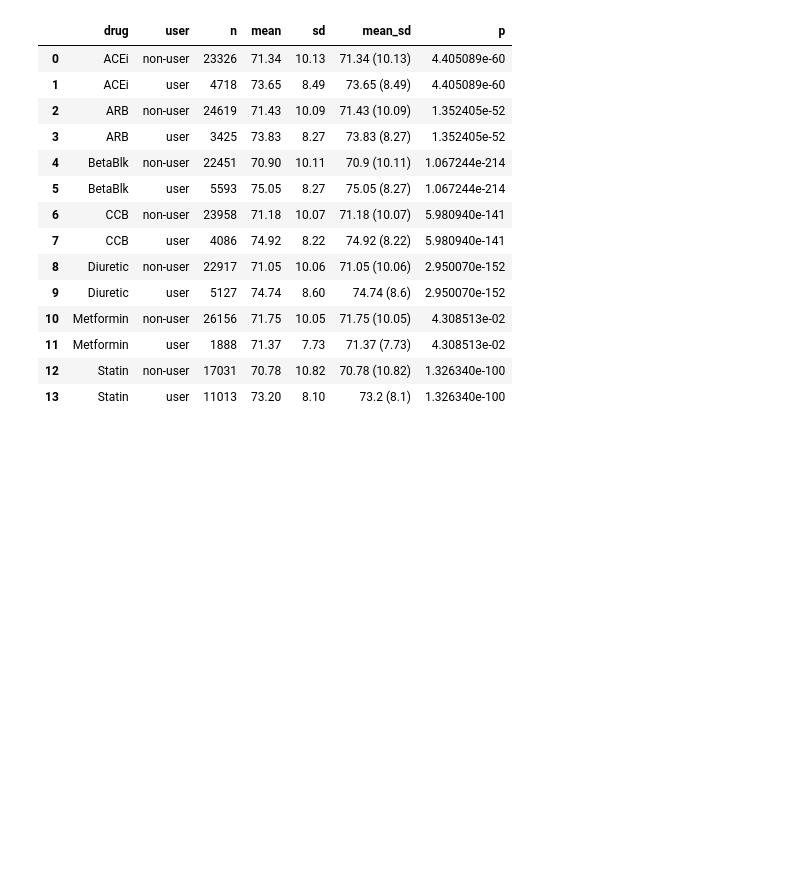
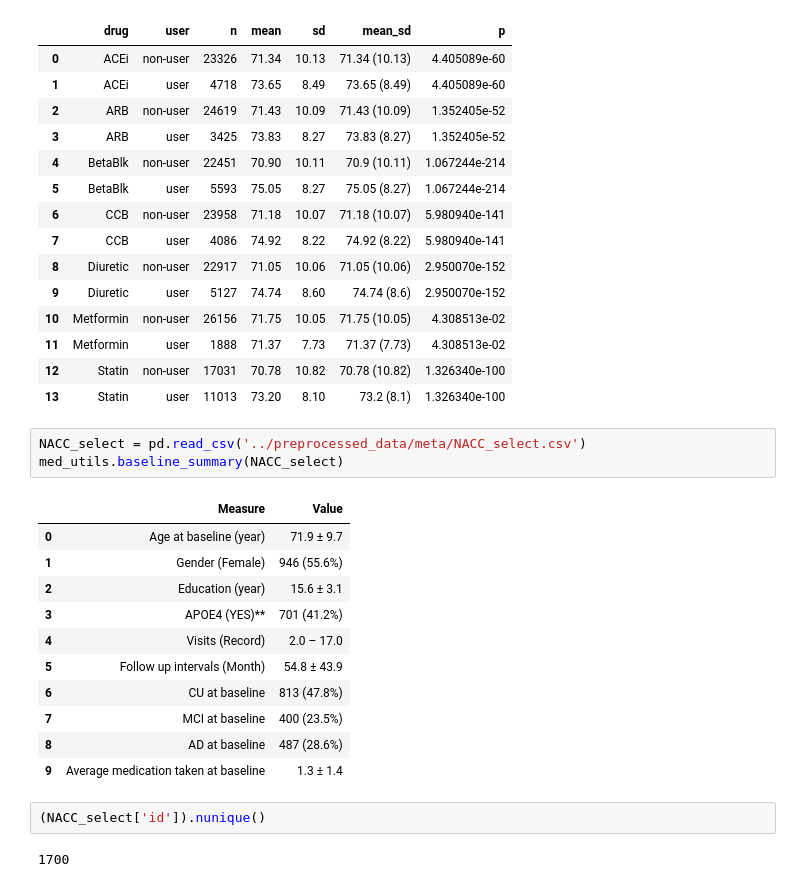
Before and after one commit to Sabrina-wyh/Multicohort-Medication-AD, a Jupyter notebook: code/preprocessed_NACC.ipynb, the cells around one changed output. Saved outputs shown, nothing was run; the diff lists cells and outputs as text; blank space fills up the shorter version.

```diff
--- a/code/preprocessed_NACC.ipynb
+++ b/code/preprocessed_NACC.ipynb
@@ -488,3 +488,22 @@ med_utils.baseline_age_by_med(merged_clean, med_cols_names)
 | 11 | Metformin | user | 1888 | 71.37 | 7.73 | 71.37 (7.73) | 4.308513e-02 |
 | 12 | Statin | non-user | 17031 | 70.78 | 10.82 | 70.78 (10.82) | 1.326340e-100 |
 | 13 | Statin | user | 11013 | 73.20 | 8.10 | 73.2 (8.1) | 1.326340e-100 |
+# %%
+NACC_select = pd.read_csv('../preprocessed_data/meta/NACC_select.csv')
+med_utils.baseline_summary(NACC_select)
+# %% [output]
+|  | Measure | Value |
+| 0 | Age at baseline (year) | 71.9 ± 9.7 |
+| 1 | Gender (Female) | 946 (55.6%) |
+| 2 | Education (year) | 15.6 ± 3.1 |
+| 3 | APOE4 (YES)** | 701 (41.2%) |
+| 4 | Visits (Record) | 2.0 – 17.0 |
+| 5 | Follow up intervals (Month) | 54.8 ± 43.9 |
+| 6 | CU at baseline | 813 (47.8%) |
+| 7 | MCI at baseline | 400 (23.5%) |
+| 8 | AD at baseline | 487 (28.6%) |
+| 9 | Average medication taken at baseline | 1.3 ± 1.4 |
+# %%
+(NACC_select['id']).nunique()
+# %% [output]
+1700
```
Also changed, not shown: parts of 1 cell of this notebook, 45 other files.
